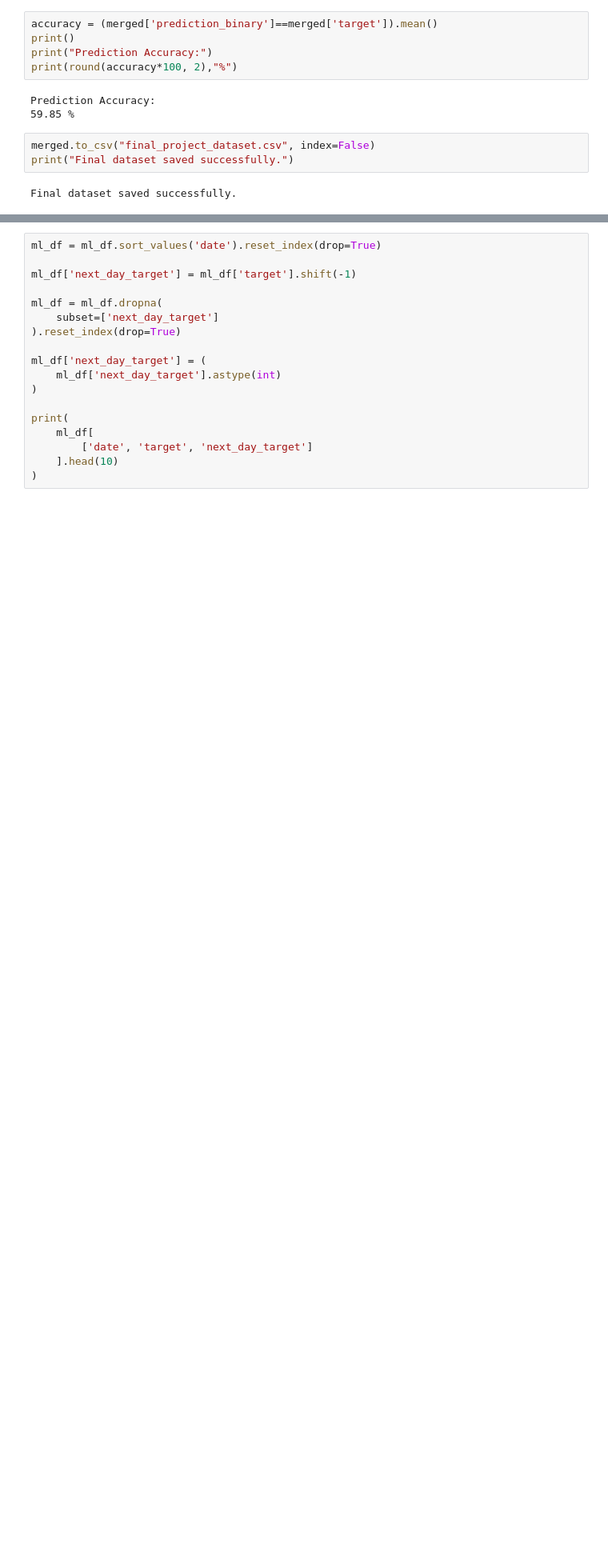
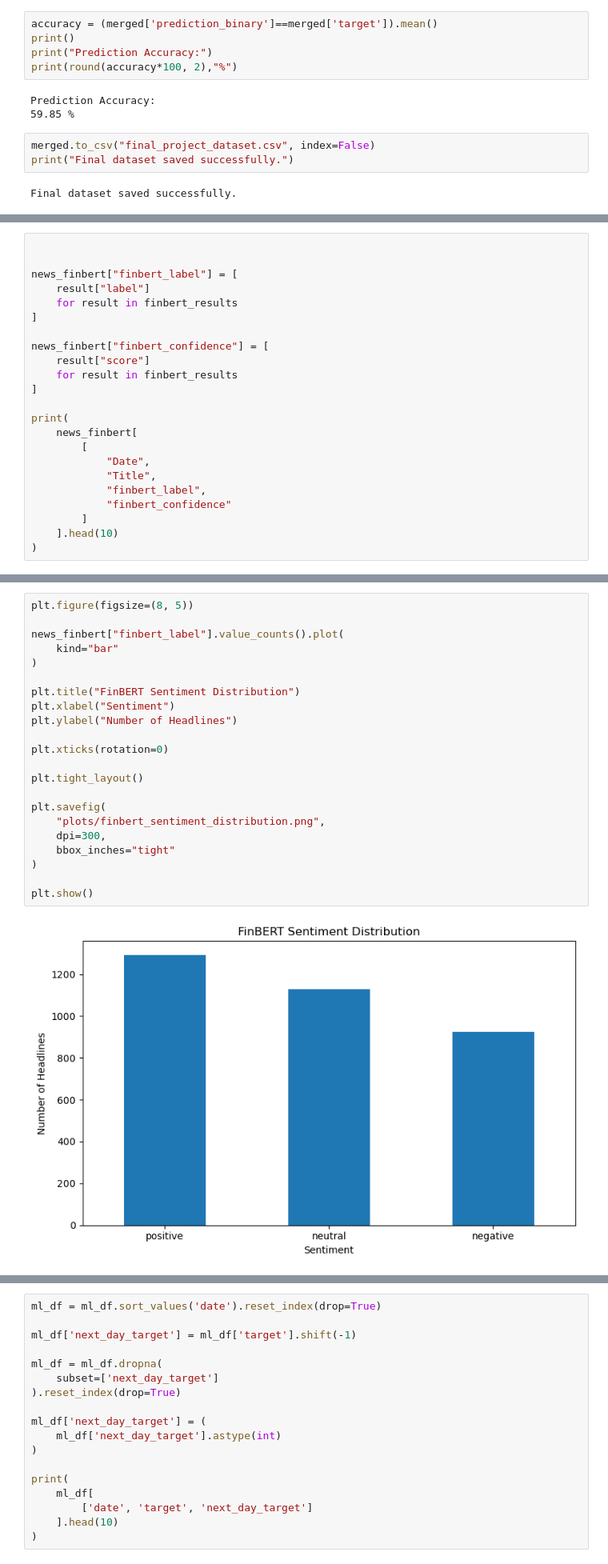
Before and after one commit to Arka-Deep/Financial-News-Sentiment-Analysis---KElective-Assignment, a Jupyter notebook: 01_analysis.ipynb, the cells around one changed output, grey strips where cells are left out. Shown at 80% size. Cells and saved outputs as stored; diff of their text form; blank space fills up the shorter version.

```diff
--- a/01_analysis.ipynb
+++ b/01_analysis.ipynb
@@ -703,0 +812,23 @@ Final dataset saved successfully.
+# %%
+
+
+news_finbert["finbert_label"] = [
+    result["label"]
+    for result in finbert_results
+]
+
+news_finbert["finbert_confidence"] = [
+    result["score"]
+    for result in finbert_results
+]
+
+print(
+    news_finbert[
+        [
+            "Date",
+            "Title",
+            "finbert_label",
+            "finbert_confidence"
+        ]
+    ].head(10)
+)
@@ -703,0 +1034,24 @@ Final dataset saved successfully.
+# %%
+plt.figure(figsize=(8, 5))
+
+news_finbert["finbert_label"].value_counts().plot(
+    kind="bar"
+)
+
+plt.title("FinBERT Sentiment Distribution")
+plt.xlabel("Sentiment")
+plt.ylabel("Number of Headlines")
+
+plt.xticks(rotation=0)
+
+plt.tight_layout()
+
+plt.savefig(
+    "plots/finbert_sentiment_distribution.png",
+    dpi=300,
+    bbox_inches="tight"
+)
+
+plt.show()
+# %% [output]
+[figure, added]
```
Also changed, not shown: parts of 72 cells of this notebook, 5 other files.
